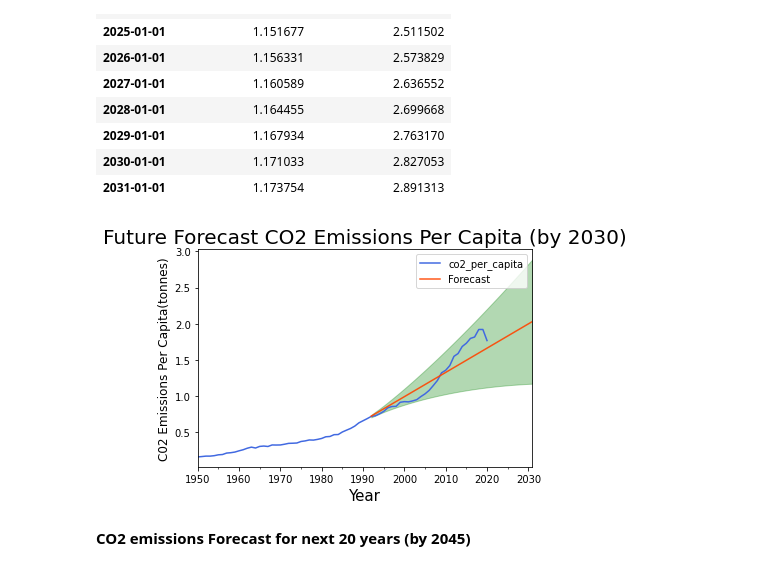
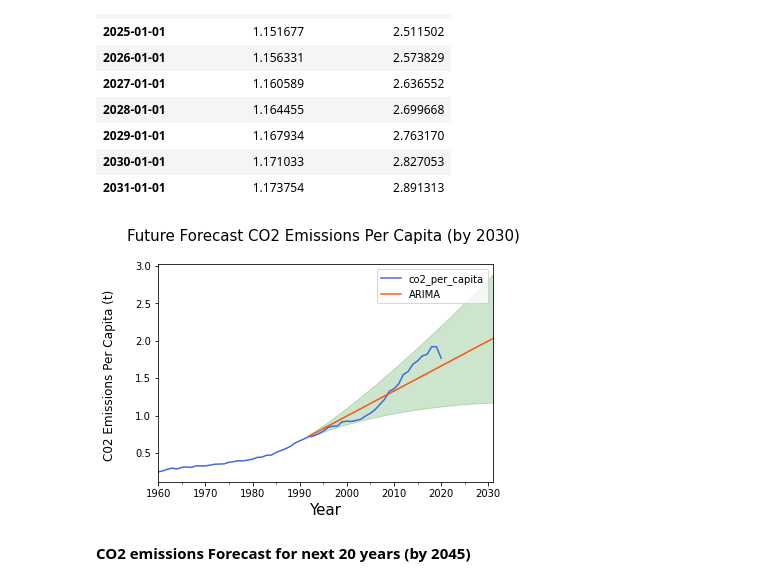
Before and after one commit to ganeshXb/Carbon-Emissions-Ecological-Footprint-Research, a Jupyter notebook: Notebooks/CO2-Emissions-TimeSeries-Forecasting.ipynb, the cells around one changed output. Cells and saved outputs as stored; diff of their text form; code cells hidden in the pictures.

```diff
--- a/Notebooks/CO2-Emissions-TimeSeries-Forecasting.ipynb
+++ b/Notebooks/CO2-Emissions-TimeSeries-Forecasting.ipynb
@@ -991,25 +1128,25 @@ forecast2030_ci.tail(10)
 | 2031-01-01 | 1.173754 | 2.891313 |
 # %%
 #plot observed values
-ax = df_India['1950-01-01':].plot(label='observed', color='royalblue')
+ax = df_India['1960-01-01':].plot(label='observed', color='royalblue', legend=True)
 
 #plot predicted values
-forecast2030.predicted_mean.plot(ax=ax, label='Forecast', color='orangered', alpha=0.9)
+forecast2030.predicted_mean.plot(ax=ax, label='ARIMA', color='orangered', alpha=0.9, legend=True)
 
 #add fill between lines, set axes labels and title
 ax.fill_between(forecast2030_ci.index,
                forecast2030_ci.iloc[:, 0],
                forecast2030_ci.iloc[:, 1],
-               color='g', alpha=0.3)
+               color='g', alpha=0.2)
 
 ax.set_xlabel('Year', size=15)
-ax.set_ylabel('C02 Emissions Per Capita(tonnes)', size=12)
-ax.set_title('Future Forecast CO2 Emissions Per Capita (by 2030)', size=20)
+ax.set_ylabel('C02 Emissions Per Capita (t) \n', size=12)
+ax.set_title('Future Forecast CO2 Emissions Per Capita (by 2030) \n', size=15)
 
 plt.legend()
 plt.show()
 # %% [output]
-[figure, old version]
+[figure, new version]
 # %% [markdown]
 **CO2 emissions Forecast for next 20 years (by 2045)**
 # %%
```
Also changed, not shown: parts of 58 cells of this notebook, 3 other files.
